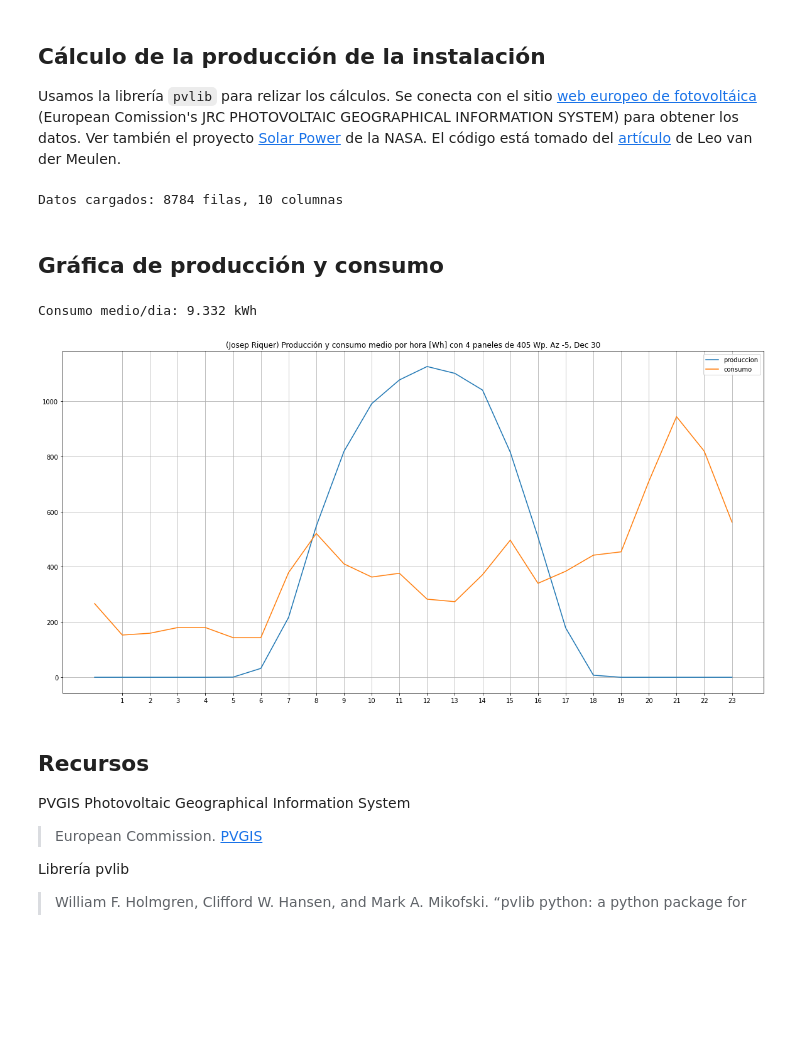
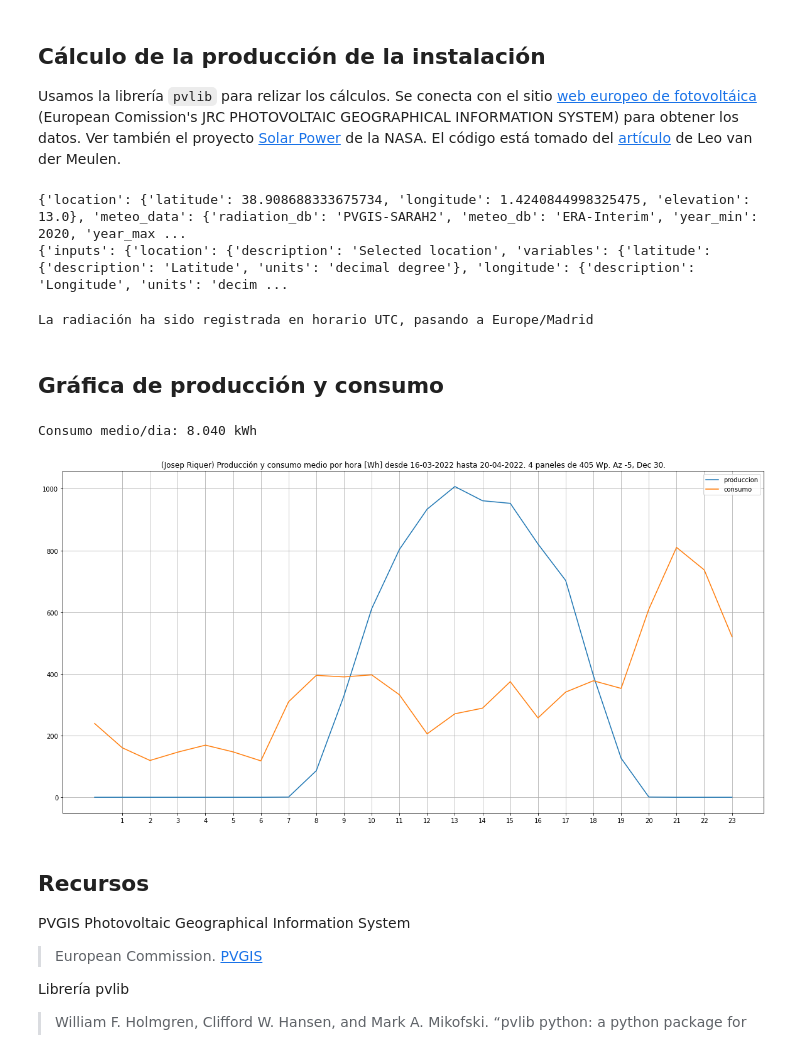
Before and after one commit to pvilas/fotovoltaica, a Jupyter notebook: Producción_vs_consumo_de_una_instalación_fotovoltaica.ipynb, the cells around one changed output. Saved outputs shown, nothing was run; the diff lists cells and outputs as text; code cells hidden in the pictures; blank space fills up the shorter version.

```diff
--- a/Producción_vs_consumo_de_una_instalación_fotovoltaica.ipynb
+++ b/Producción_vs_consumo_de_una_instalación_fotovoltaica.ipynb
@@ -2293,4 +995,9 @@ tilt=30 # inclinación de los paneles en grados (0 plano horizontal, 90 de pie)
 azimut=-5 # acimut (0 es orientado al Sur, negativo hacia el E, positivo hacia 0)
 panels=4 # número de paneles
 peakpower=0.405 # potencia pico de los paneles en kW
+
+
+zona_horaria='Europe/Madrid' #	Atlantic/Canary
+# zona horaria
+CET = pytz.timezone(zona_horaria)
 # %% [markdown]
@@ -2461,14 +1168,14 @@ def obtain_panel_power_data(lat, lon, start, end, name, tilt, azimuth, panels, p
     :return: dataframe
     """
     if panels > 0:
-        poa, _, _ = pvlib.iotools.get_pvgis_hourly(
+        poa, meta, meta2 = pvlib.iotools.get_pvgis_hourly(
             latitude=lat, longitude=lon, start=start, end=end,
             surface_tilt=tilt, surface_azimuth=-azimuth,
             pvcalculation=True, peakpower=peakpower*panels,
             components=True, raddatabase='PVGIS-SARAH2', url='https://re.jrc.ec.europa.eu/api/v5_2/',
             )
     else:
-        poa, _, _ = pvlib.iotools.get_pvgis_hourly(
+        poa, meta, meta2 = pvlib.iotools.get_pvgis_hourly(
             latitude=lat, longitude=lon, start=start, end=end,
             surface_tilt=tilt, surface_azimuth=-azimuth,
             pvcalculation=False,
@@ -2478,20 +1185,28 @@ def obtain_panel_power_data(lat, lon, start, end, name, tilt, azimuth, panels, p
     poa['date'] = pd.to_datetime(poa.index.date)
     poa['location'] = name
     poa['P'] = poa['P'].div(1000)    # change unit to kWh
+    print(meta)
+    print(meta2)
     return poa
 # %%
 # calculamos la generación.
 data_panel_power=obtain_panel_power_data(lat, lon, start, end, name, tilt, azimut, panels, peakpower)
+# %% [output]
+{'location': {'latitude': 38.908688333675734, 'longitude': 1.4240844998325475, 'elevation': 13.0}, 'meteo_data': {'radiation_db': 'PVGIS-SARAH2', 'meteo_db': 'ERA-Interim', 'year_min': 2020, 'year_max ...
+{'inputs': {'location': {'description': 'Selected location', 'variables': {'latitude': {'description': 'Latitude', 'units': 'decimal degree'}, 'longitude': {'description': 'Longitude', 'units': 'decim ...
 # %%
 #for col in data_panel_power.columns:
 #  print(col)
 
-print(f'Datos cargados: {data_panel_power.shape[0]} filas, {data_panel_power.shape[1]} columnas')
-# data_panel_power.head(10)
+print(f"La radiación ha sido registrada en horario {data_panel_power.index.tz}, pasando a {zona_horaria}")
 
-# extraemos la hora y le sumamos 1 para hacerla compatible con el dataset de la compañía, además de pasarlo a CET
-# atención!!, sólo válido para España
-data_panel_power['hora']=data_panel_power.index.hour+1
+# el index es la fecha y hora en UTC, creamos una columna en CET para ajustar la hora
+data_panel_power['timestamp_ajustado']=data_panel_power.index.tz_convert(CET)
+
+# extraemos la hora y le sumamos 1 para hacerla compatible con el dataset de la compañía
+data_panel_power['hora']=data_panel_power.timestamp_ajustado.dt.hour+1
+
+# print(data_panel_power.head(10))
 
 # seleccionamos las columnas de interés
 pot_generada=data_panel_power[["date","hora", "P"]]
@@ -2515,20 +1230,20 @@ comparativa.consumo=consumo_medio_hora.values
 
 #print(comparativa.head(28))
 # %% [output]
-Datos cargados: 8784 filas, 10 columnas
+La radiación ha sido registrada en horario UTC, pasando a Europe/Madrid
 # %% [markdown]
 ## Gráfica de producción y consumo
 # %%
 comparativa.plot(
-    title=f'({name}) Producción y consumo medio por hora [Wh] con {panels} paneles de {peakpower*1000:.0f} Wp. Az {azimut}, Dec {tilt}',
+    title=f'({name}) Producción y consumo medio por hora [Wh] desde {desde:%d-%m-%Y} hasta {fins:%d-%m-%Y}. {panels} paneles de {peakpower*1000:.0f} Wp. Az {azimut}, Dec {tilt}.',
     grid=True, kind="line", figsize=(20,10),
     xticks=[x for x in range(1, 24)]
 )
 
 print(f'Consumo medio/dia: {(total_consumo/1000)/dias:.3f} kWh')
 # %% [output]
-Consumo medio/dia: 9.332 kWh
+Consumo medio/dia: 8.040 kWh
-[figure, old version]
+[figure, new version]
 # %% [markdown]
 ## Recursos
 
```
Also changed, not shown: parts of 12 cells of this notebook.
